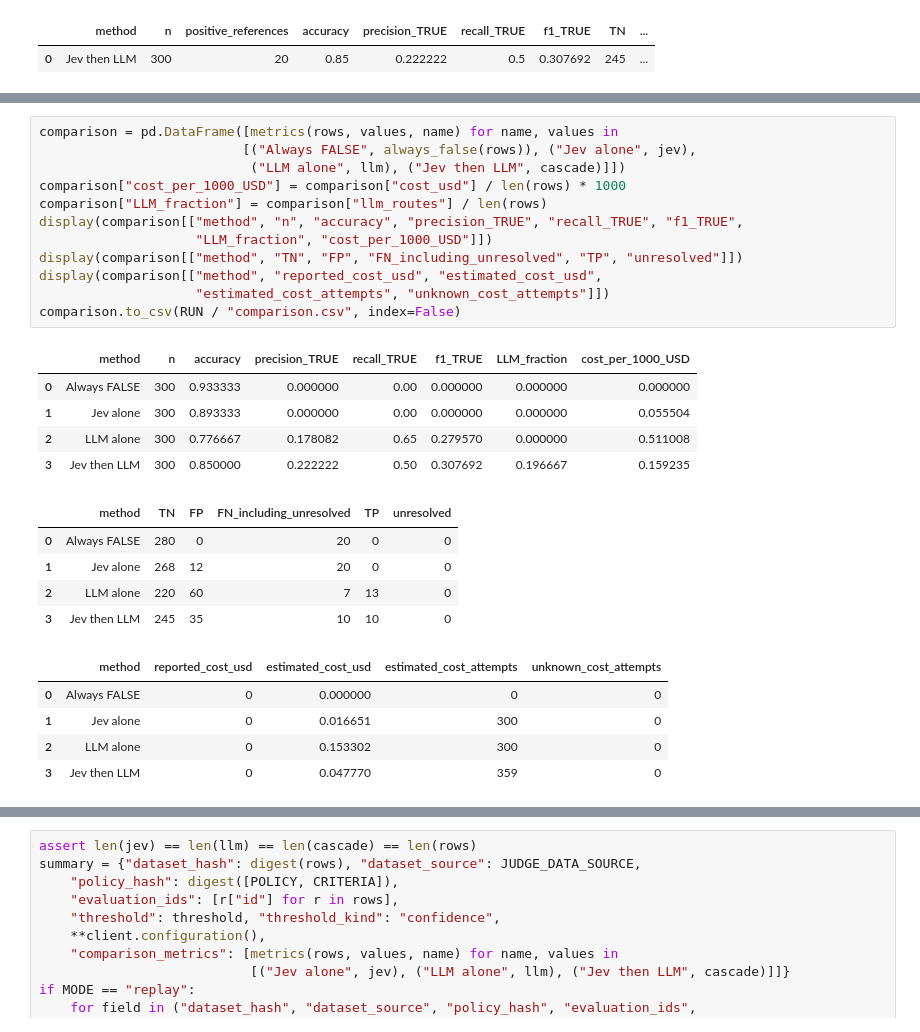
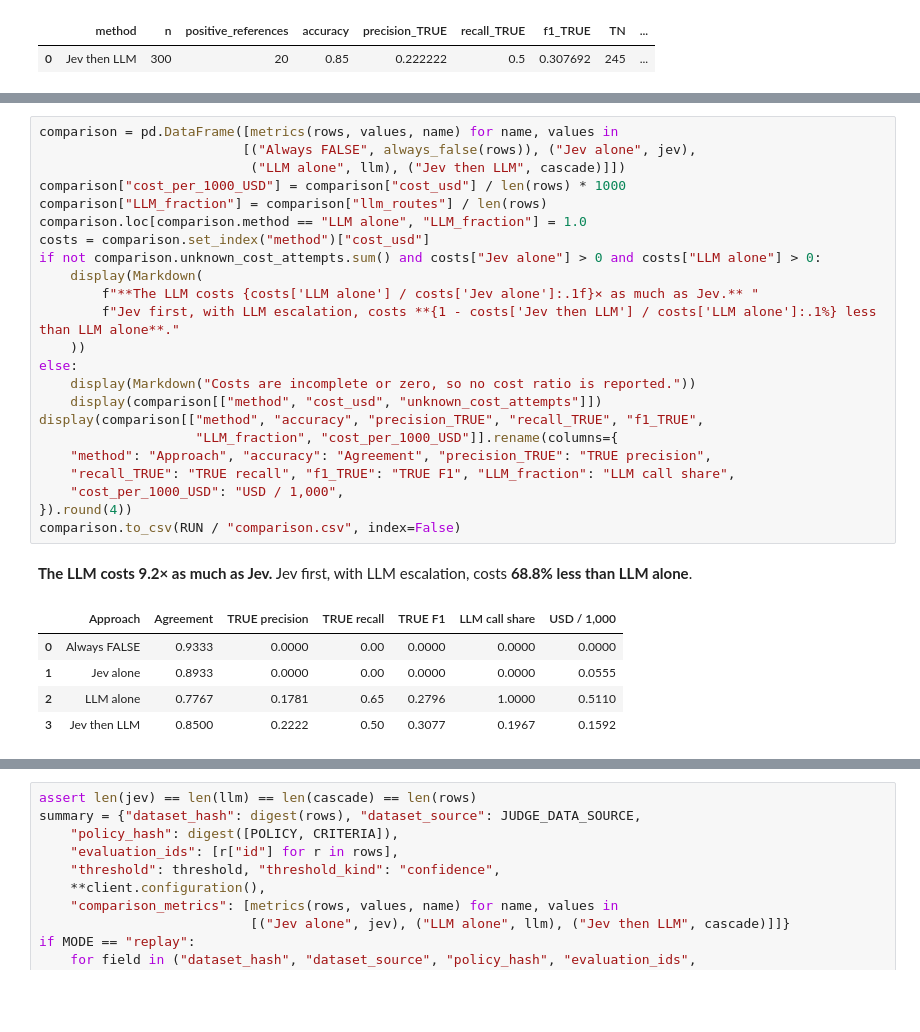
Before and after one commit to The-Gen-Academy/Mastering-Agentic-AI-Week4-Session1, a Jupyter notebook: AI-Evals-Principles/routing_agent_evals/llm_as_judge.ipynb, the cells around one changed output, grey strips where cells are left out. Drawn from its saved outputs; the diff is of its cells as text; blank space fills up the shorter version.

Commit message:
Shorten judge cost comparison and highlight measured savings

```diff
--- a/AI-Evals-Principles/routing_agent_evals/llm_as_judge.ipynb
+++ b/AI-Evals-Principles/routing_agent_evals/llm_as_judge.ipynb
@@ -387,31 +356,33 @@ effect but does not quote an exact future production bill.
 # %%
 comparison = pd.DataFrame([metrics(rows, values, name) for name, values in
                           [("Always FALSE", always_false(rows)), ("Jev alone", jev),
                            ("LLM alone", llm), ("Jev then LLM", cascade)]])
 comparison["cost_per_1000_USD"] = comparison["cost_usd"] / len(rows) * 1000
 comparison["LLM_fraction"] = comparison["llm_routes"] / len(rows)
-display(comparison[["method", "n", "accuracy", "precision_TRUE", "recall_TRUE", "f1_TRUE",
-                    "LLM_fraction", "cost_per_1000_USD"]])
-display(comparison[["method", "TN", "FP", "FN_including_unresolved", "TP", "unresolved"]])
-display(comparison[["method", "reported_cost_usd", "estimated_cost_usd",
-                    "estimated_cost_attempts", "unknown_cost_attempts"]])
+comparison.loc[comparison.method == "LLM alone", "LLM_fraction"] = 1.0
+costs = comparison.set_index("method")["cost_usd"]
+if not comparison.unknown_cost_attempts.sum() and costs["Jev alone"] > 0 and costs["LLM alone"] > 0:
+    display(Markdown(
+        f"**The LLM costs {costs['LLM alone'] / costs['Jev alone']:.1f}× as much as Jev.** "
+        f"Jev first, with LLM escalation, costs **{1 - costs['Jev then LLM'] / costs['LLM alone']:.1%} less than LLM alone**."
+    ))
+else:
+    display(Markdown("Costs are incomplete or zero, so no cost ratio is reported."))
+    display(comparison[["method", "cost_usd", "unknown_cost_attempts"]])
+display(comparison[["method", "accuracy", "precision_TRUE", "recall_TRUE", "f1_TRUE",
+                    "LLM_fraction", "cost_per_1000_USD"]].rename(columns={
+    "method": "Approach", "accuracy": "Agreement", "precision_TRUE": "TRUE precision",
+    "recall_TRUE": "TRUE recall", "f1_TRUE": "TRUE F1", "LLM_fraction": "LLM call share",
+    "cost_per_1000_USD": "USD / 1,000",
+}).round(4))
 comparison.to_csv(RUN / "comparison.csv", index=False)
 # %% [output]
+**The LLM costs 9.2× as much as Jev.** Jev first, with LLM escalation, costs **68.8% less than LLM alone**.
-|  | method | n | accuracy | precision_TRUE | recall_TRUE | f1_TRUE | LLM_fraction | cost_per_1000_USD |
-| 0 | Always FALSE | 300 | 0.933333 | 0.000000 | 0.00 | 0.000000 | 0.000000 | 0.000000 |
-| 1 | Jev alone | 300 | 0.893333 | 0.000000 | 0.00 | 0.000000 | 0.000000 | 0.055504 |
-| 2 | LLM alone | 300 | 0.776667 | 0.178082 | 0.65 | 0.279570 | 0.000000 | 0.511008 |
-| 3 | Jev then LLM | 300 | 0.850000 | 0.222222 | 0.50 | 0.307692 | 0.196667 | 0.159235 |
+|  | Approach | Agreement | TRUE precision | TRUE recall | TRUE F1 | LLM call share | USD / 1,000 |
+| 0 | Always FALSE | 0.9333 | 0.0000 | 0.00 | 0.0000 | 0.0000 | 0.0000 |
+| 1 | Jev alone | 0.8933 | 0.0000 | 0.00 | 0.0000 | 0.0000 | 0.0555 |
+| 2 | LLM alone | 0.7767 | 0.1781 | 0.65 | 0.2796 | 1.0000 | 0.5110 |
+| 3 | Jev then LLM | 0.8500 | 0.2222 | 0.50 | 0.3077 | 0.1967 | 0.1592 |
-|  | method | TN | FP | FN_including_unresolved | TP | unresolved |
-| 0 | Always FALSE | 280 | 0 | 20 | 0 | 0 |
-| 1 | Jev alone | 268 | 12 | 20 | 0 | 0 |
-| 2 | LLM alone | 220 | 60 | 7 | 13 | 0 |
-| 3 | Jev then LLM | 245 | 35 | 10 | 10 | 0 |
-|  | method | reported_cost_usd | estimated_cost_usd | estimated_cost_attempts | unknown_cost_attempts |
-| 0 | Always FALSE | 0 | 0.000000 | 0 | 0 |
-| 1 | Jev alone | 0 | 0.016651 | 300 | 0 |
-| 2 | LLM alone | 0 | 0.153302 | 300 | 0 |
-| 3 | Jev then LLM | 0 | 0.047770 | 359 | 0 |
 # %%
 plotted = comparison[comparison.method != "Always FALSE"].set_index("method")
 fig, axes = plt.subplots(1, 3, figsize=(14, 4))
```
Also changed, not shown: parts of 5 cells of this notebook.
